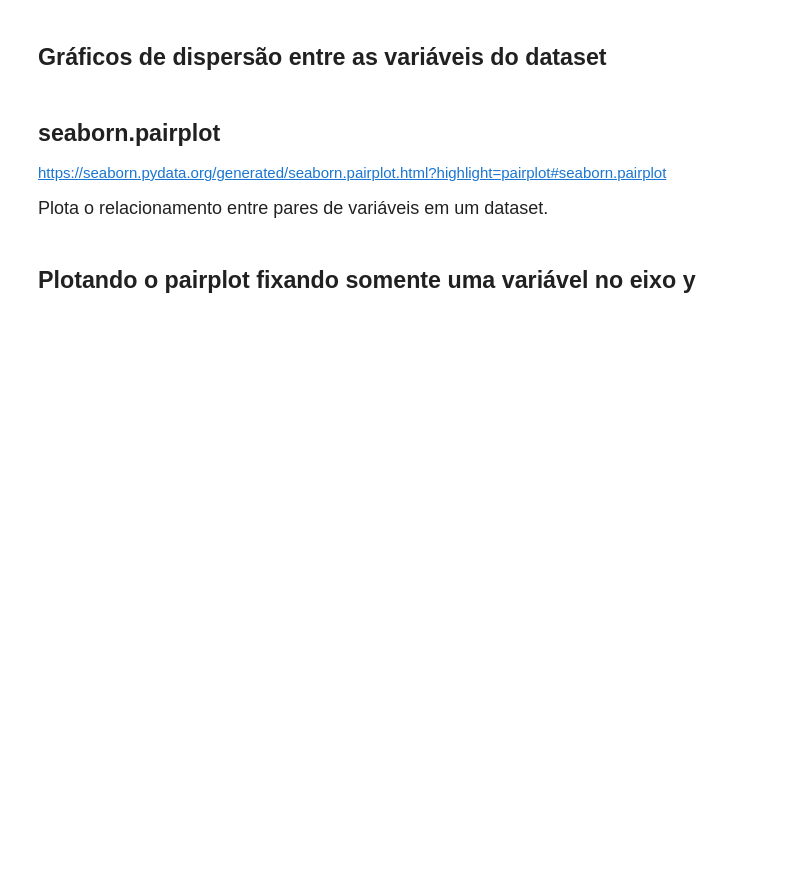
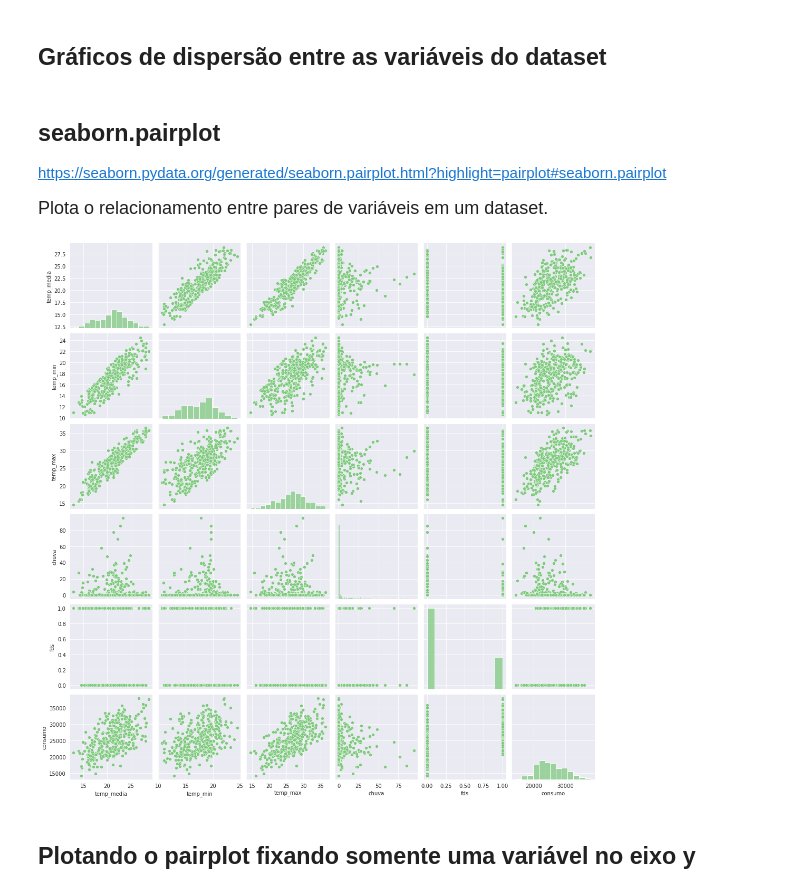
Before and after one commit to gabriels3t/Regressao-Linear-Testando-Relacoes-e-Prevendo-Resultados, a Jupyter notebook: Regressão Linear.ipynb, the cells around one changed output. Saved outputs shown, nothing was run; the diff lists cells and outputs as text; code cells hidden in the pictures; blank space fills up the shorter version.

```diff
--- a/Regressão Linear.ipynb
+++ b/Regressão Linear.ipynb
@@ -209,5 +212,9 @@ ax
 https://seaborn.pydata.org/generated/seaborn.pairplot.html?highlight=pairplot#seaborn.pairplot
 
 <p style='font-size: 18px; line-height: 2; margin: 10px 50px; text-align: justify;'>Plota o relacionamento entre pares de variáveis em um dataset.</p>
+# %%
+ax = sns.pairplot(dados)
+# %% [output]
+[figure, added]
 # %% [markdown]
 ## Plotando o pairplot fixando somente uma variável no eixo y
```
Also changed, not shown: parts of 40 cells of this notebook.
